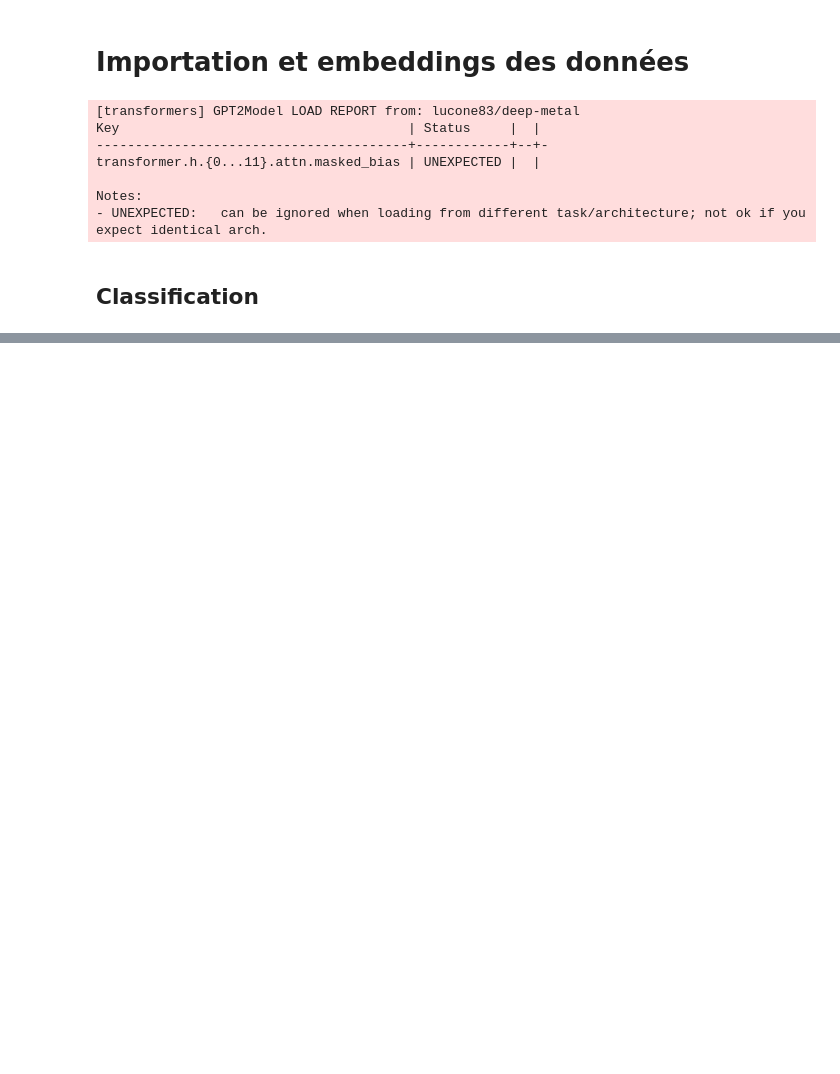
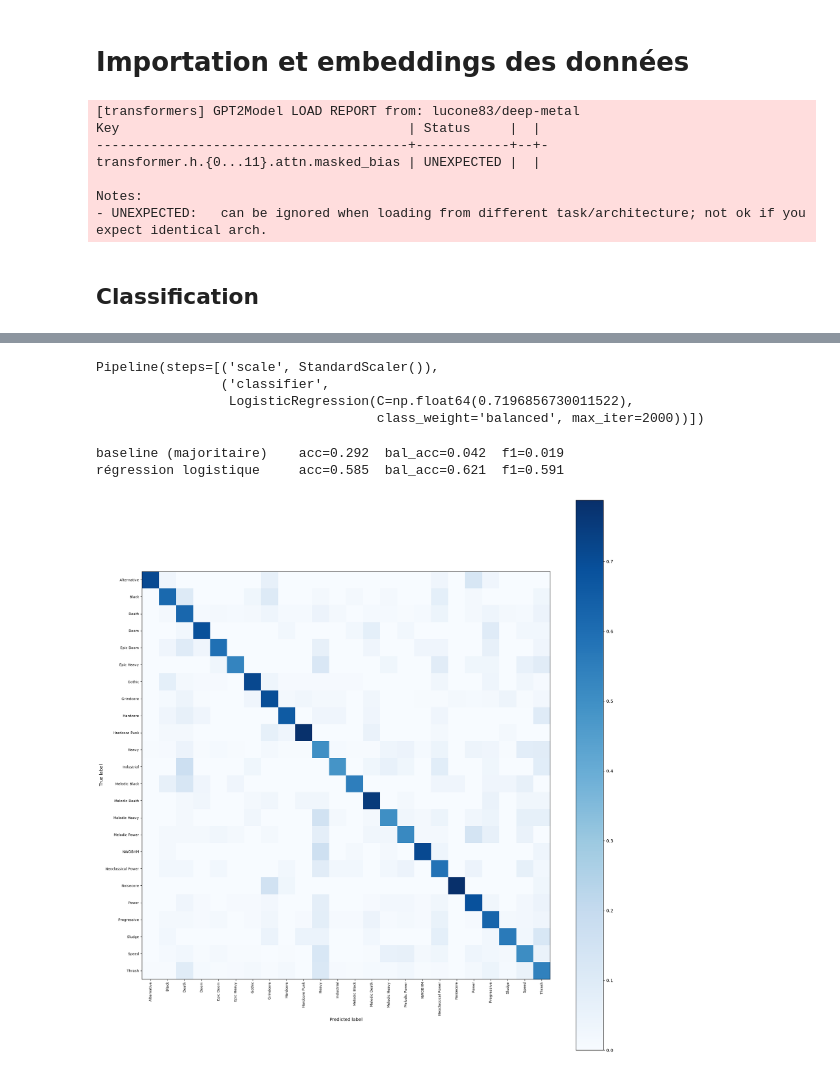
Before and after one commit to Ilyass-42/metal-mining, a Jupyter notebook: Classification_multi.ipynb, the cells around one changed output, grey strips where cells are left out. Cells and saved outputs as stored; diff of their text form; code cells hidden in the pictures; blank space fills up the shorter version.

```diff
--- a/Classification_multi.ipynb
+++ b/Classification_multi.ipynb
@@ -257,0 +276,43 @@ On remarque que seuls Death, Grindcore, Heavy, Power, Progressive et Thrash sont
+# %%
+base = DummyClassifier(strategy="most_frequent").fit(X_train, y_train)
+
+model_selectionne = Pipeline([('scale', StandardScaler()), ('classifier', LogisticRegression(C=C_best, max_iter =2000,class_weight="balanced"))])
+
+model_selectionne.fit(X_train, y_train)
+# %% [output]
+Pipeline(steps=[('scale', StandardScaler()),
+                ('classifier',
+                 LogisticRegression(C=np.float64(0.7196856730011522),
+                                    class_weight='balanced', max_iter=2000))])
+# %%
+modeles = {
+    "baseline (majoritaire)": base,
+    "régression logistique": model_selectionne,
+}
+
+for nom, m in modeles.items():
+    y_p = m.predict(X_valid)
+    y_proba = m.predict_proba(X_valid)[:,1]
+    print(f"{nom:25s} acc={accuracy_score(y_valid, y_p):.3f}  "
+          f"bal_acc={balanced_accuracy_score(y_valid, y_p):.3f}  "
+          f"f1={f1_score(y_valid, y_p, average='macro'):.3f} ")
+# %% [output]
+baseline (majoritaire)    acc=0.292  bal_acc=0.042  f1=0.019
+régression logistique     acc=0.585  bal_acc=0.621  f1=0.591
+# %%
+y_pred_valid = model_selectionne.predict(X_valid)
+fig, ax = plt.subplots(figsize=(18, 18))
+ConfusionMatrixDisplay.from_predictions(
+    y_valid, y_pred_valid,
+    normalize="true",
+    include_values=False,
+    xticks_rotation=90,
+    cmap="Blues",
+    ax=ax,
+    colorbar=True,
+)
+ax.tick_params(axis="both", labelsize=8)
+plt.tight_layout()
+plt.show()
+# %% [output]
+[figure, added]
```
Also changed, not shown: parts of 17 cells of this notebook.
